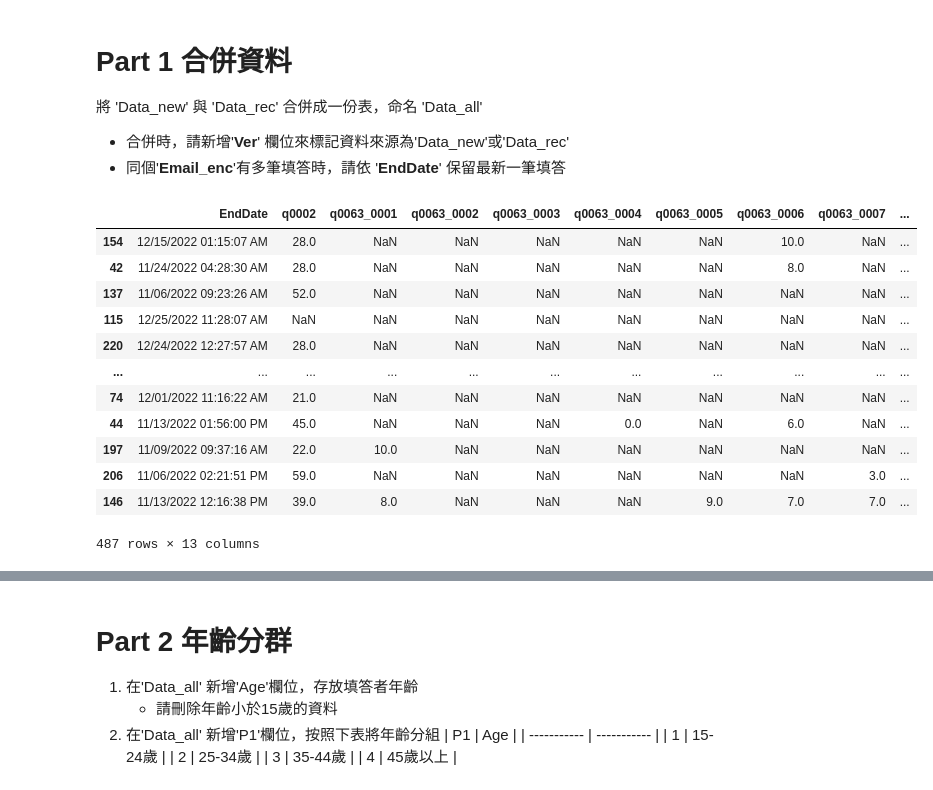
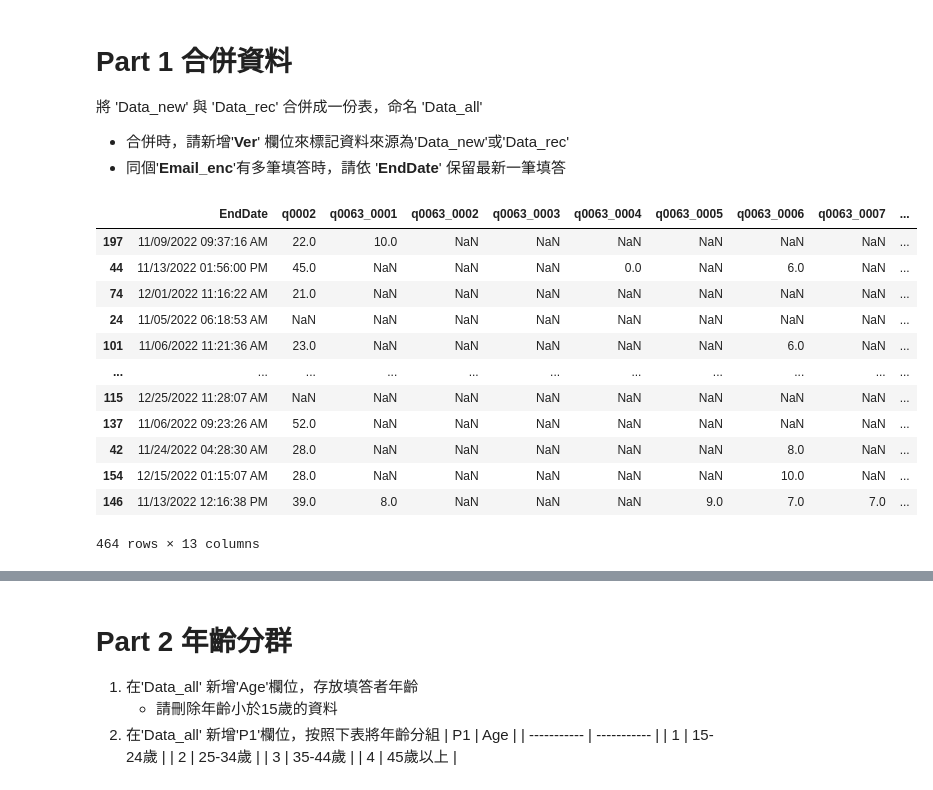
Before and after one commit to hsieh2000/HW, a Jupyter notebook: TNL_Data_Analyst_Intern_test2_Python_Instruction.ipynb, the cells around one changed output, grey strips where cells are left out. Drawn from its saved outputs; the diff is of its cells as text; code cells hidden in the pictures.

```diff
--- a/TNL_Data_Analyst_Intern_test2_Python_Instruction.ipynb
+++ b/TNL_Data_Analyst_Intern_test2_Python_Instruction.ipynb
@@ -47,22 +47,21 @@ Value_contrast = pd.read_excel("/content/drive/MyDrive/關鍵評論網/TNL Data
 # %%
 Data_new["Ver"] = "Data_new"
 Data_rec["Ver"] = "Data_rec"
-Data_all = pd.concat([Data_new,Data_rec]).sort_values(["Email_enc","EndDate"])
-# Data_all
-# Data_all.sort_values('EndDate', ascending=False).drop_duplicates('Email_enc').sort_index()
+Data_all = pd.concat([Data_new,Data_rec])
+Data_all = Data_all.sort_values(by = ["Email_enc","EndDate"], ascending = False)
+Data_all = Data_all.drop_duplicates(subset=["Email_enc"], keep = "first")
+Data_all
+# %% [output]
+|  | EndDate | q0002 | q0063_0001 | q0063_0002 | q0063_0003 | q0063_0004 | q0063_0005 | q0063_0006 | q0063_0007 | ... |
+| 197 | 11/09/2022 09:37:16 AM | 22.0 | 10.0 | NaN | NaN | NaN | NaN | NaN | NaN | ... |
+| 44 | 11/13/2022 01:56:00 PM | 45.0 | NaN | NaN | NaN | 0.0 | NaN | 6.0 | NaN | ... |
+| 74 | 12/01/2022 11:16:22 AM | 21.0 | NaN | NaN | NaN | NaN | NaN | NaN | NaN | ... |
+| 24 | 11/05/2022 06:18:53 AM | NaN | NaN | NaN | NaN | NaN | NaN | NaN | NaN | ... |
+| 101 | 11/06/2022 11:21:36 AM | 23.0 | NaN | NaN | NaN | NaN | NaN | 6.0 | NaN | ... |
+| ... | ... | ... | ... | ... | ... | ... | ... | ... | ... | ... |
+| 115 | 12/25/2022 11:28:07 AM | NaN | NaN | NaN | NaN | NaN | NaN | NaN | NaN | ... |
+| 137 | 11/06/2022 09:23:26 AM | 52.0 | NaN | NaN | NaN | NaN | NaN | NaN | NaN | ... |
+| 42 | 11/24/2022 04:28:30 AM | 28.0 | NaN | NaN | NaN | NaN | NaN | 8.0 | NaN | ... |
+| 154 | 12/15/2022 01:15:07 AM | 28.0 | NaN | NaN | NaN | NaN | NaN | 10.0 | NaN | ... |
+| 146 | 11/13/2022 12:16:38 PM | 39.0 | 8.0 | NaN | NaN | NaN | 9.0 | 7.0 | 7.0 | ... |
+464 rows × 13 columns
-# %%
-Data_all
-# %% [output]
-|  | EndDate | q0002 | q0063_0001 | q0063_0002 | q0063_0003 | q0063_0004 | q0063_0005 | q0063_0006 | q0063_0007 | ... |
-| 154 | 12/15/2022 01:15:07 AM | 28.0 | NaN | NaN | NaN | NaN | NaN | 10.0 | NaN | ... |
-| 42 | 11/24/2022 04:28:30 AM | 28.0 | NaN | NaN | NaN | NaN | NaN | 8.0 | NaN | ... |
-| 137 | 11/06/2022 09:23:26 AM | 52.0 | NaN | NaN | NaN | NaN | NaN | NaN | NaN | ... |
-| 115 | 12/25/2022 11:28:07 AM | NaN | NaN | NaN | NaN | NaN | NaN | NaN | NaN | ... |
-| 220 | 12/24/2022 12:27:57 AM | 28.0 | NaN | NaN | NaN | NaN | NaN | NaN | NaN | ... |
-| ... | ... | ... | ... | ... | ... | ... | ... | ... | ... | ... |
-| 74 | 12/01/2022 11:16:22 AM | 21.0 | NaN | NaN | NaN | NaN | NaN | NaN | NaN | ... |
-| 44 | 11/13/2022 01:56:00 PM | 45.0 | NaN | NaN | NaN | 0.0 | NaN | 6.0 | NaN | ... |
-| 197 | 11/09/2022 09:37:16 AM | 22.0 | 10.0 | NaN | NaN | NaN | NaN | NaN | NaN | ... |
-| 206 | 11/06/2022 02:21:51 PM | 59.0 | NaN | NaN | NaN | NaN | NaN | NaN | 3.0 | ... |
-| 146 | 11/13/2022 12:16:38 PM | 39.0 | 8.0 | NaN | NaN | NaN | 9.0 | 7.0 | 7.0 | ... |
-487 rows × 13 columns
```
Also changed, not shown: parts of 5 cells of this notebook.
